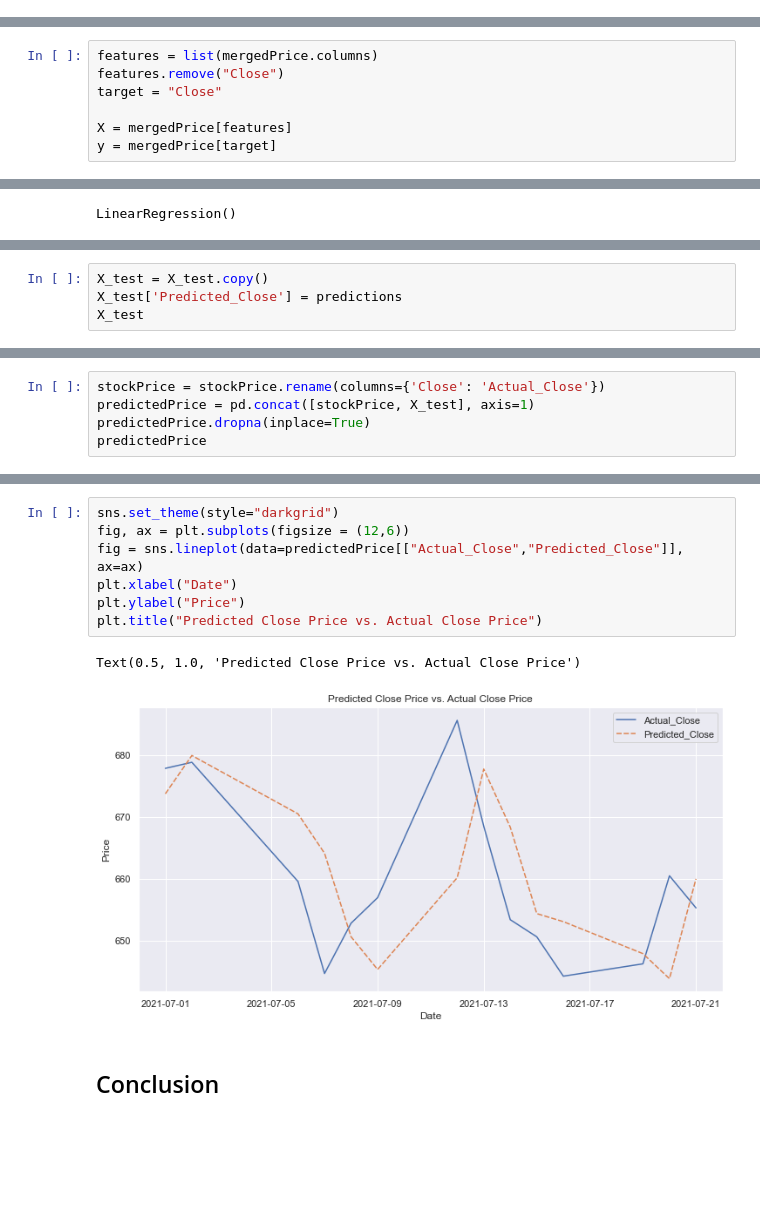
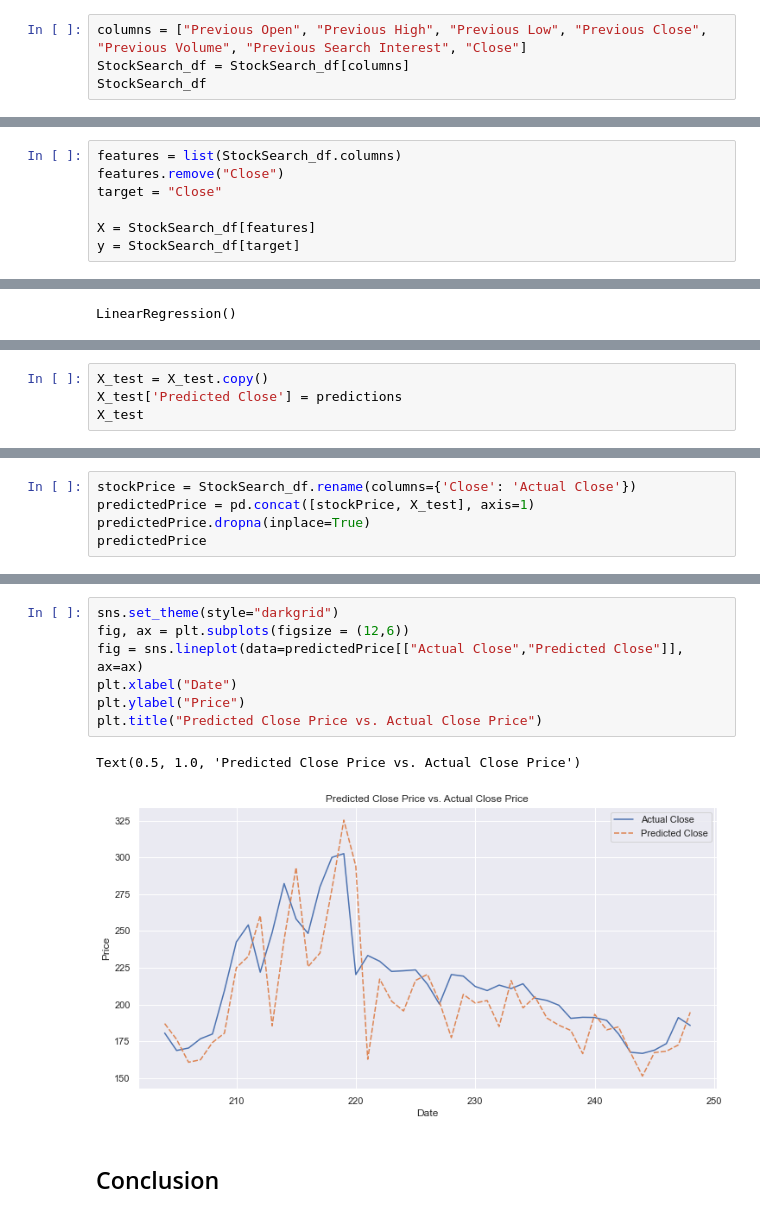
Before and after one commit to atlas125gev/StockProject, a Jupyter notebook: FinalProject/StockAnalysisFromGoogleSearch.Group1.ipynb, the cells around one changed output, grey strips where cells are left out. Cells and saved outputs as stored; diff of their text form; blank space fills up the shorter version.

```diff
--- a/FinalProject/StockAnalysisFromGoogleSearch.Group1.ipynb
+++ b/FinalProject/StockAnalysisFromGoogleSearch.Group1.ipynb
@@ -334,0 +252,4 @@ mergedPrice
+# %%
+columns = ["Previous Open", "Previous High", "Previous Low", "Previous Close", "Previous Volume", "Previous Search Interest", "Close"]
+StockSearch_df = StockSearch_df[columns]
+StockSearch_df
@@ -335,10 +270,10 @@ mergedPrice
 # %%
-features = list(mergedPrice.columns)
+features = list(StockSearch_df.columns)
 features.remove("Close")
 target = "Close"
 
-X = mergedPrice[features]
-y = mergedPrice[target]
+X = StockSearch_df[features]
+y = StockSearch_df[target]
 # %%
 X_train, X_test, y_train, y_test = train_test_split(X, y, test_size=0.18, shuffle=False)
 # %%
@@ -391,5 +320,5 @@ array([673.79559711, 680.00122858, 670.54413485, 664.14880799,
 # %%
 X_test = X_test.copy()
-X_test['Predicted_Close'] = predictions
+X_test['Predicted Close'] = predictions
 X_test
 # %% [output]
@@ -411,5 +342,5 @@ X_test
 # %%
-stockPrice = stockPrice.rename(columns={'Close': 'Actual_Close'})
+stockPrice = StockSearch_df.rename(columns={'Close': 'Actual Close'})
 predictedPrice = pd.concat([stockPrice, X_test], axis=1)
 predictedPrice.dropna(inplace=True)
 predictedPrice
@@ -432,13 +365,13 @@ predictedPrice
 # %%
 sns.set_theme(style="darkgrid")
 fig, ax = plt.subplots(figsize = (12,6))
-fig = sns.lineplot(data=predictedPrice[["Actual_Close","Predicted_Close"]], ax=ax)
+fig = sns.lineplot(data=predictedPrice[["Actual Close","Predicted Close"]], ax=ax)
 plt.xlabel("Date")
 plt.ylabel("Price")
 plt.title("Predicted Close Price vs. Actual Close Price")
 # %% [output]
 Text(0.5, 1.0, 'Predicted Close Price vs. Actual Close Price')
-[figure, old version]
+[figure, new version]
 # %% [markdown]
 ## Conclusion
 # %% [markdown]
```
Also changed, not shown: parts of 32 cells of this notebook, 3 other files.
